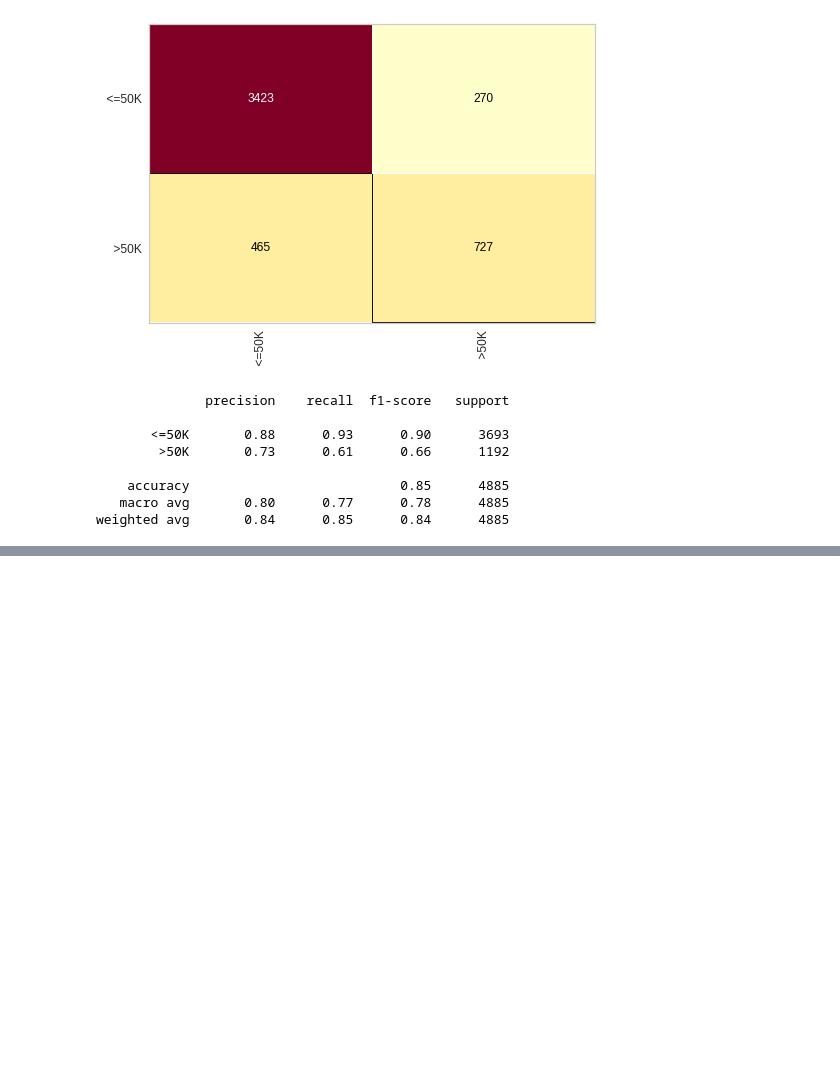
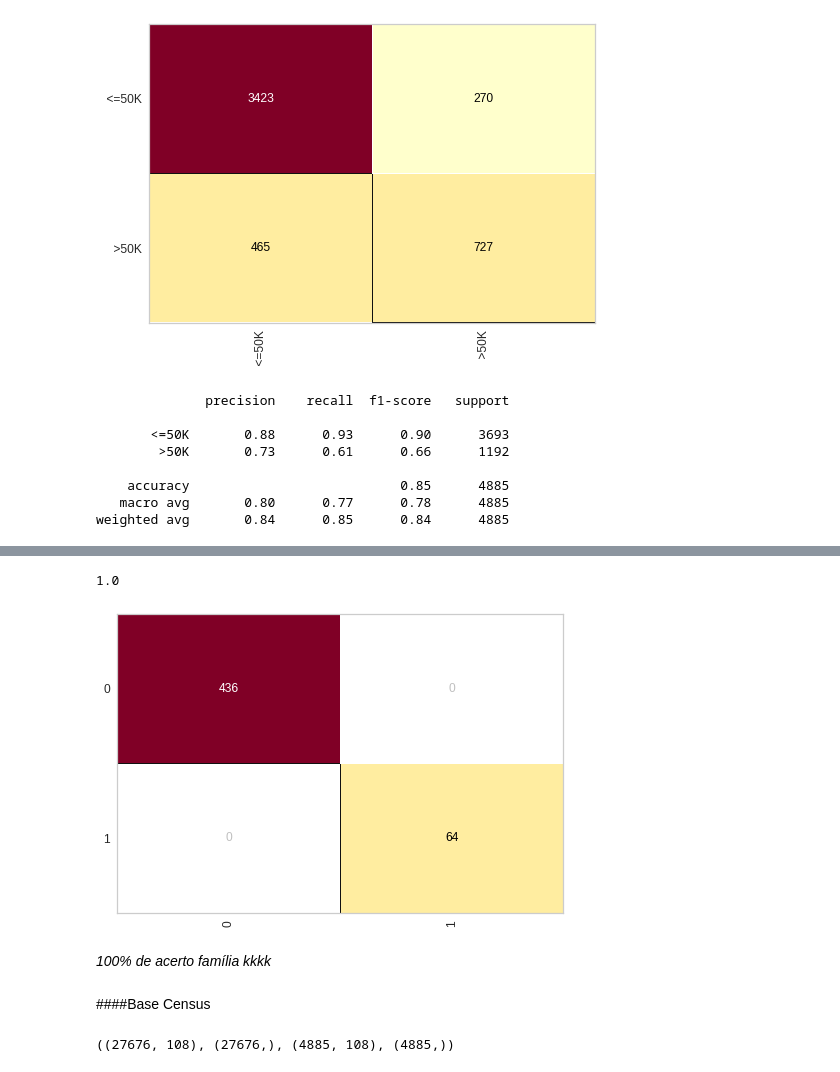
Before and after one commit to wnbrandao/wnbrandao, a Jupyter notebook: Dados_de_crédito_e_census.ipynb, the cells around one changed output, grey strips where cells are left out. Cells and saved outputs as stored; diff of their text form; code cells hidden in the pictures; blank space fills up the shorter version.

```diff
--- a/Dados_de_crédito_e_census.ipynb
+++ b/Dados_de_crédito_e_census.ipynb
@@ -1397,0 +1516,4 @@ weighted avg       0.84      0.85      0.84      4885
+# %%
+import pickle
+with open('credit.pkl', 'rb') as f:
+  x_credit_treinamento,y_credit_treinamento,x_credit_teste,y_credit_teste = pickle.load(f)
@@ -1397,0 +1524,3 @@ weighted avg       0.84      0.85      0.84      4885
+# %%
+rede_neural_credit =  MLPClassifier(max_iter=3000, verbose=True, tol= 0.000000100, activation= 'relu', hidden_layer_sizes= (2,2))
+rede_neural_credit.fit(x_credit_treinamento,y_credit_treinamento)
@@ -1397,0 +1587,19 @@ weighted avg       0.84      0.85      0.84      4885
+# %%
+cm=ConfusionMatrix(rede_neural_credit)
+cm.fit(x_credit_treinamento, y_credit_treinamento)
+cm.score(x_credit_teste, y_credit_teste)
+# %% [output]
+1.0
+[figure, added]
+# %% [markdown]
+*100% de acerto família kkkk*
+# %% [markdown]
+####Base Census
+# %%
+import pickle
+with open('/content/census.pkl', 'rb') as f:
+  x_census_treinamento, y_census_treinamento, x_census_teste, y_census_teste = pickle.load(f)
+
+x_census_treinamento.shape, y_census_treinamento.shape, x_census_teste.shape, y_census_teste.shape
+# %% [output]
+((27676, 108), (27676,), (4885, 108), (4885,))
```
Also changed, not shown: parts of 36 cells of this notebook.
